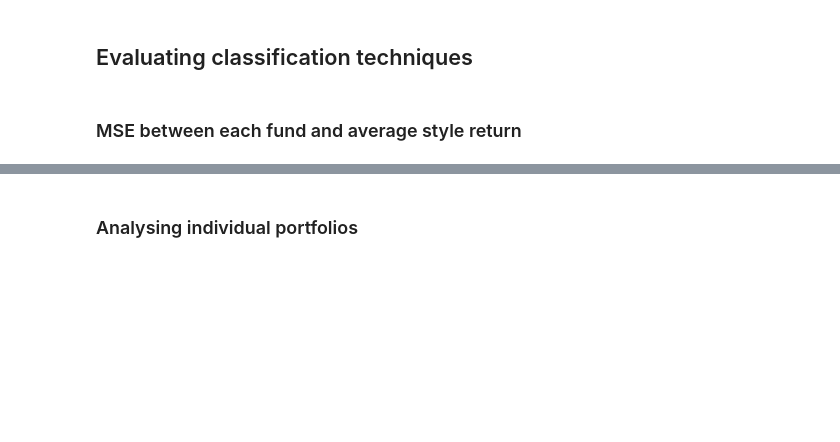
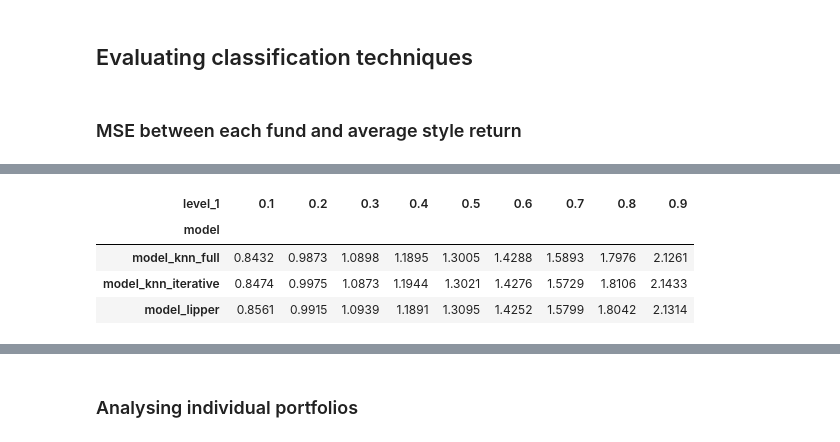
Before and after one commit to Amglex/Mutual-Funds, a Jupyter notebook: notebooks/040 - Classification.ipynb, the cells around one changed output, grey strips where cells are left out. Saved outputs shown, nothing was run; the diff lists cells and outputs as text; code cells hidden in the pictures; blank space fills up the shorter version.

```diff
--- a/notebooks/040 - Classification.ipynb
+++ b/notebooks/040 - Classification.ipynb
@@ -46,6 +46,7 @@ distance_param   = 1              # 1: manhattan distance, 2: euclidian distance
 path = '../data/processed/returns.feather'
 returns = feather.read_dataframe(path)
 returns = returns.rename(columns = {'caldt' : 'report_dt'})
+returns = returns.assign(year = returns['report_dt'].dt.year)
 
 ### row_info
 path = '../data/processed/row_info.feather'
@@ -352,0 +352,13 @@ calc_mse(returns_f_merged,style_mean_return)
+# %%
+temp = (error_vol
+            .groupby('model')[['error']]
+            .apply(lambda x : x.quantile(np.round(np.arange(0.1,1,0.1),2)))
+            .reset_index()
+            .pivot(columns='level_1',values='error',index='model'))
+round(temp,4)
+# %% [output]
+| level_1 | 0.1 | 0.2 | 0.3 | 0.4 | 0.5 | 0.6 | 0.7 | 0.8 | 0.9 |
+| model |  |  |  |  |  |  |  |  |  |
+| model_knn_full | 0.8432 | 0.9873 | 1.0898 | 1.1895 | 1.3005 | 1.4288 | 1.5893 | 1.7976 | 2.1261 |
+| model_knn_iterative | 0.8474 | 0.9975 | 1.0873 | 1.1944 | 1.3021 | 1.4276 | 1.5729 | 1.8106 | 2.1433 |
+| model_lipper | 0.8561 | 0.9915 | 1.0939 | 1.1891 | 1.3095 | 1.4252 | 1.5799 | 1.8042 | 2.1314 |
```
Also changed, not shown: parts of 31 cells of this notebook, 2 other files.
